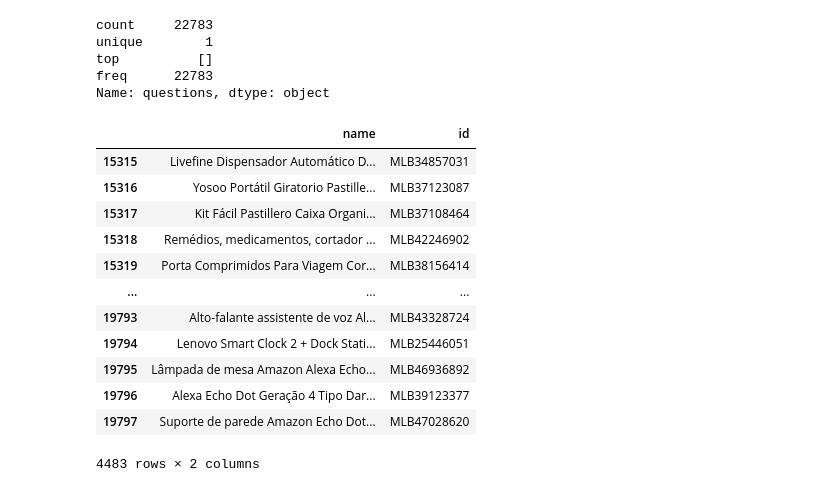
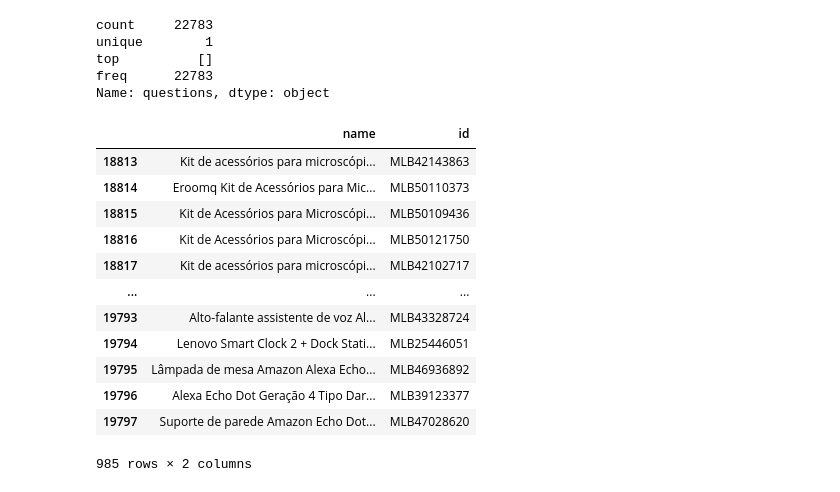
Before and after one commit to JBradachi/tp-nlp, a Jupyter notebook: trabalhoNLP_1.ipynb, the cells around one changed output. Cells and saved outputs as stored; diff of their text form; code cells hidden in the pictures.

```diff
--- a/trabalhoNLP_1.ipynb
+++ b/trabalhoNLP_1.ipynb
@@ -471,24 +471,24 @@ for item in lista_item_ID:
 # %%
 df_características = pd.read_csv("caracteristicas.csv")
 df_sem_duplicatas = df_características.drop_duplicates().reset_index(drop=True)
 # 21826: (23043)
 # 14103:19798
-lista_nomes = df_sem_duplicatas[["name", "id"]].iloc[16263:19798]
+lista_nomes = df_sem_duplicatas[["name", "id"]].iloc[18813:19798]
 lista_nomes
 # %% [output]
 |  | name | id |
-| 15315 | Livefine Dispensador Automático D... | MLB34857031 |
-| 15316 | Yosoo Portátil Giratorio Pastille... | MLB37123087 |
-| 15317 | Kit Fácil Pastillero Caixa Organi... | MLB37108464 |
-| 15318 | Remédios, medicamentos, cortador ... | MLB42246902 |
-| 15319 | Porta Comprimidos Para Viagem Cor... | MLB38156414 |
+| 18813 | Kit de acessórios para microscópi... | MLB42143863 |
+| 18814 | Eroomq Kit de Acessórios para Mic... | MLB50110373 |
+| 18815 | Kit de Acessórios para Microscópi... | MLB50109436 |
+| 18816 | Kit de Acessórios para Microscópi... | MLB50121750 |
+| 18817 | Kit de acessórios para microscópi... | MLB42102717 |
 | ... | ... | ... |
 | 19793 | Alto-falante assistente de voz Al... | MLB43328724 |
 | 19794 | Lenovo Smart Clock 2 + Dock Stati... | MLB25446051 |
 | 19795 | Lâmpada de mesa Amazon Alexa Echo... | MLB46936892 |
 | 19796 | Alexa Echo Dot Geração 4 Tipo Dar... | MLB39123377 |
 | 19797 | Suporte de parede Amazon Echo Dot... | MLB47028620 |
-4483 rows × 2 columns
+985 rows × 2 columns
 # %%
 # não há perguntas nem avaliações??
 
```
Also changed, not shown: 3 other files.
